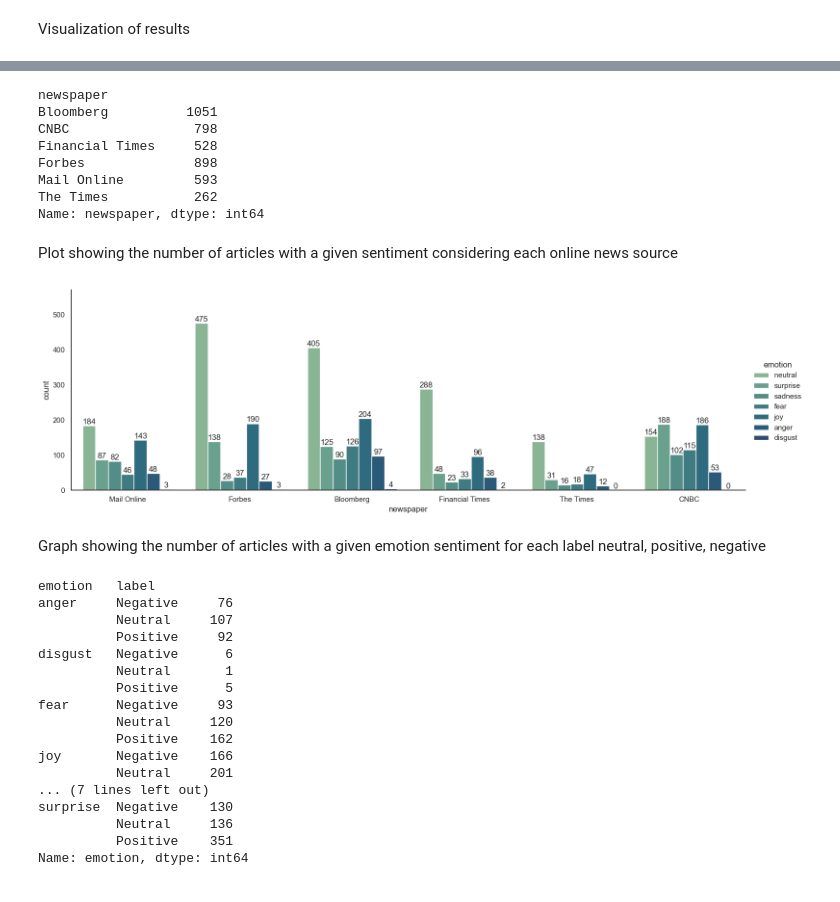
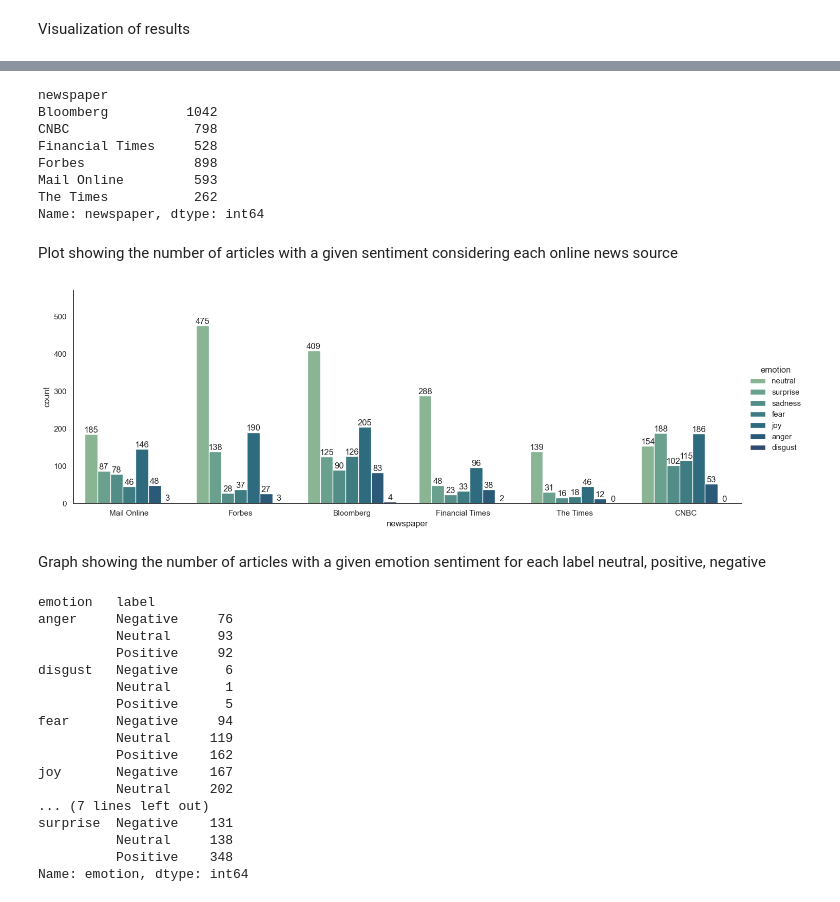
Before and after one commit to agnieszkaem/metaverse-news-headlines-bachelor-thesis, a Jupyter notebook: analysis.ipynb, the cells around one changed output, grey strips where cells are left out. Cells and saved outputs as stored; diff of their text form; code cells hidden in the pictures.

```diff
--- a/analysis.ipynb
+++ b/analysis.ipynb
@@ -624,6 +682,6 @@ final_data.to_csv("sentiment_2.csv",encoding="utf-8-sig", sep=';',index=False)
 # %% [markdown]
 Visualization of results
 # %%
-df_senti = pd.read_csv('sentiment_2.csv', sep=';', encoding='utf-8')
+df_senti = pd.read_csv('sentiment_back.csv', sep=';', encoding='utf-8')
 df_senti.head(10)
 # %% [output]
@@ -670,7 +728,7 @@ df_senti.loc[df_senti['emotion']=='disgust']
 df_senti.groupby('newspaper')['newspaper'].count()
 # %% [output]
 newspaper
-Bloomberg          1051
+Bloomberg          1042
 CNBC                798
 Financial Times     528
 Forbes              898
@@ -681,16 +739,16 @@ Name: newspaper, dtype: int64
 Plot showing the number of articles with a given sentiment considering each online news source
 # %%
 
-p = sns.catplot(x='newspaper',hue='emotion',data=df_senti,kind='count',aspect=3, palette='crest')
+p = sns.catplot(x='newspaper',hue='emotion',data=df_senti,kind='count',aspect=2.8, palette='crest')
 
 for a_x in p.axes.ravel():
 
     # add numbers
     for num in a_x.containers:
         a_x.bar_label(num, label_type='edge')
     a_x.margins(y=0.2)
 # %% [output]
-[figure, old version]
+[figure, new version]
 # %% [markdown]
 Graph showing the number of articles with a given emotion sentiment for each label neutral, positive, negative
 # %%
@@ -698,20 +756,20 @@ df_senti.groupby(['emotion','label'])['emotion'].count()
 # %% [output]
 emotion   label
 anger     Negative     76
-          Neutral     107
+          Neutral      93
           Positive     92
 disgust   Negative      6
           Neutral       1
           Positive      5
-fear      Negative     93
-          Neutral     120
+fear      Negative     94
+          Neutral     119
           Positive    162
-joy       Negative    166
-          Neutral     201
+joy       Negative    167
+          Neutral     202
 ... (7 lines left out)
-surprise  Negative    130
-          Neutral     136
-          Positive    351
+surprise  Negative    131
+          Neutral     138
+          Positive    348
 Name: emotion, dtype: int64
 # %%
 
```
Also changed, not shown: parts of 63 cells of this notebook.
